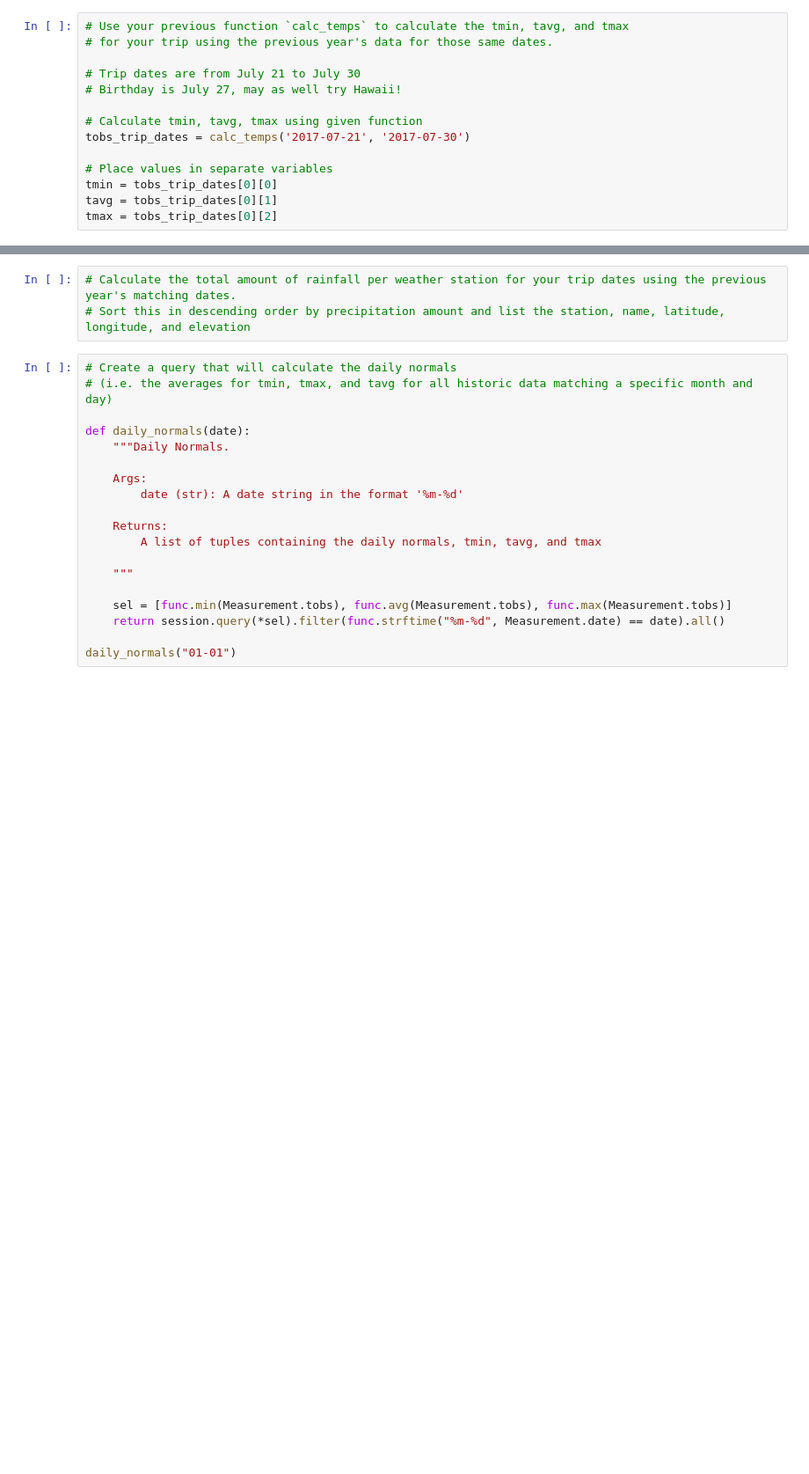
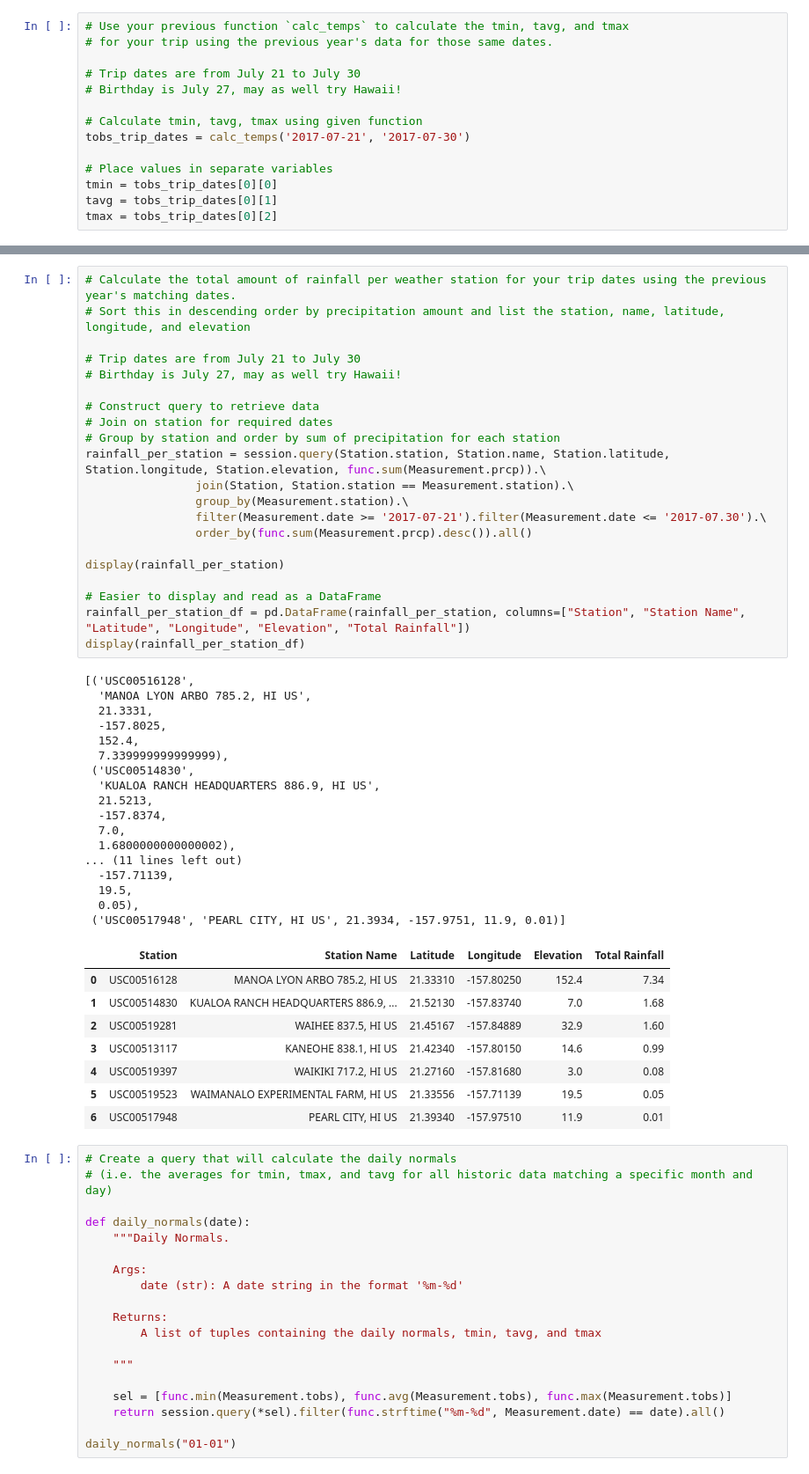
Before and after one commit to etassone1974/sqlalchemy-challenge, a Jupyter notebook: climate_starter.ipynb, the cells around one changed output, grey strips where cells are left out. Shown: that part at 88% size. Cells and saved outputs as stored; diff of their text form; blank space fills up the shorter version.

```diff
--- a/climate_starter.ipynb
+++ b/climate_starter.ipynb
@@ -338,8 +347,52 @@ ax.set_ylabel("Temp (F)");
 # %% [output]
 [figure]
-# %%
-# Calculate the total amount of rainfall per weather station for your trip dates using the previous year's matching dates.
-# Sort this in descending order by precipitation amount and list the station, name, latitude, longitude, and elevation
+# %%
+# Calculate the total amount of rainfall per weather station for your trip dates using the previous year's matching dates.
+# Sort this in descending order by precipitation amount and list the station, name, latitude, longitude, and elevation
+
+# Trip dates are from July 21 to July 30
+# Birthday is July 27, may as well try Hawaii!
+
+# Construct query to retrieve data
+# Join on station for required dates
+# Group by station and order by sum of precipitation for each station
+rainfall_per_station = session.query(Station.station, Station.name, Station.latitude, Station.longitude, Station.elevation, func.sum(Measurement.prcp)).\
+                join(Station, Station.station == Measurement.station).\
+                group_by(Measurement.station).\
+                filter(Measurement.date >= '2017-07-21').filter(Measurement.date <= '2017-07.30').\
+                order_by(func.sum(Measurement.prcp).desc()).all()
+
+display(rainfall_per_station)
+
+# Easier to display and read as a DataFrame
+rainfall_per_station_df = pd.DataFrame(rainfall_per_station, columns=["Station", "Station Name", "Latitude", "Longitude", "Elevation", "Total Rainfall"])
+display(rainfall_per_station_df)
+# %% [output]
+[('USC00516128',
+  'MANOA LYON ARBO 785.2, HI US',
+  21.3331,
+  -157.8025,
+  152.4,
+  7.339999999999999),
+ ('USC00514830',
+  'KUALOA RANCH HEADQUARTERS 886.9, HI US',
+  21.5213,
+  -157.8374,
+  7.0,
+  1.6800000000000002),
+... (11 lines left out)
+  -157.71139,
+  19.5,
+  0.05),
+ ('USC00517948', 'PEARL CITY, HI US', 21.3934, -157.9751, 11.9, 0.01)]
+|  | Station | Station Name | Latitude | Longitude | Elevation | Total Rainfall |
+| 0 | USC00516128 | MANOA LYON ARBO 785.2, HI US | 21.33310 | -157.80250 | 152.4 | 7.34 |
+| 1 | USC00514830 | KUALOA RANCH HEADQUARTERS 886.9, ... | 21.52130 | -157.83740 | 7.0 | 1.68 |
+| 2 | USC00519281 | WAIHEE 837.5, HI US | 21.45167 | -157.84889 | 32.9 | 1.60 |
+| 3 | USC00513117 | KANEOHE 838.1, HI US | 21.42340 | -157.80150 | 14.6 | 0.99 |
+| 4 | USC00519397 | WAIKIKI 717.2, HI US | 21.27160 | -157.81680 | 3.0 | 0.08 |
+| 5 | USC00519523 | WAIMANALO EXPERIMENTAL FARM, HI US | 21.33556 | -157.71139 | 19.5 | 0.05 |
+| 6 | USC00517948 | PEARL CITY, HI US | 21.39340 | -157.97510 | 11.9 | 0.01 |
 # %%
 # Create a query that will calculate the daily normals
 # (i.e. the averages for tmin, tmax, and tavg for all historic data matching a specific month and day)
```
Also changed, not shown: parts of 8 cells of this notebook, 4 other files.
